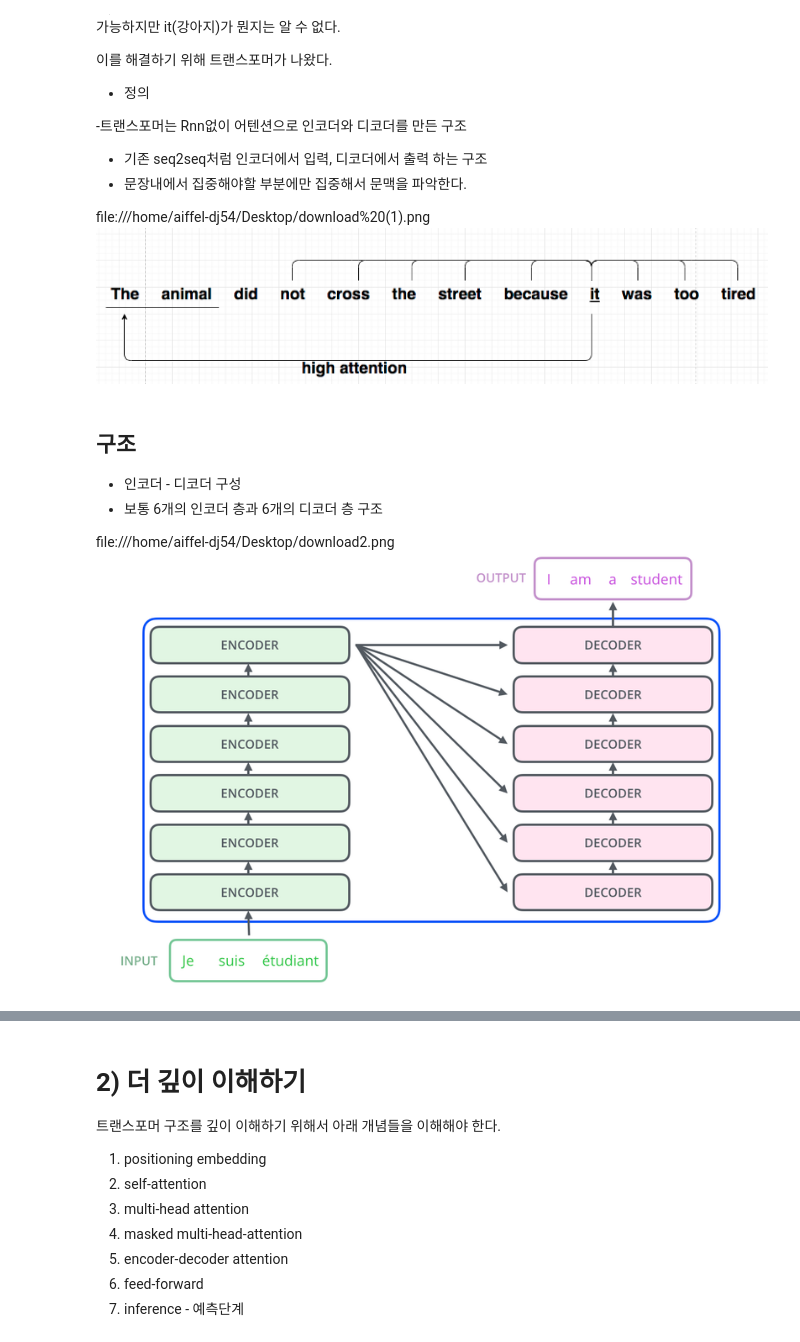
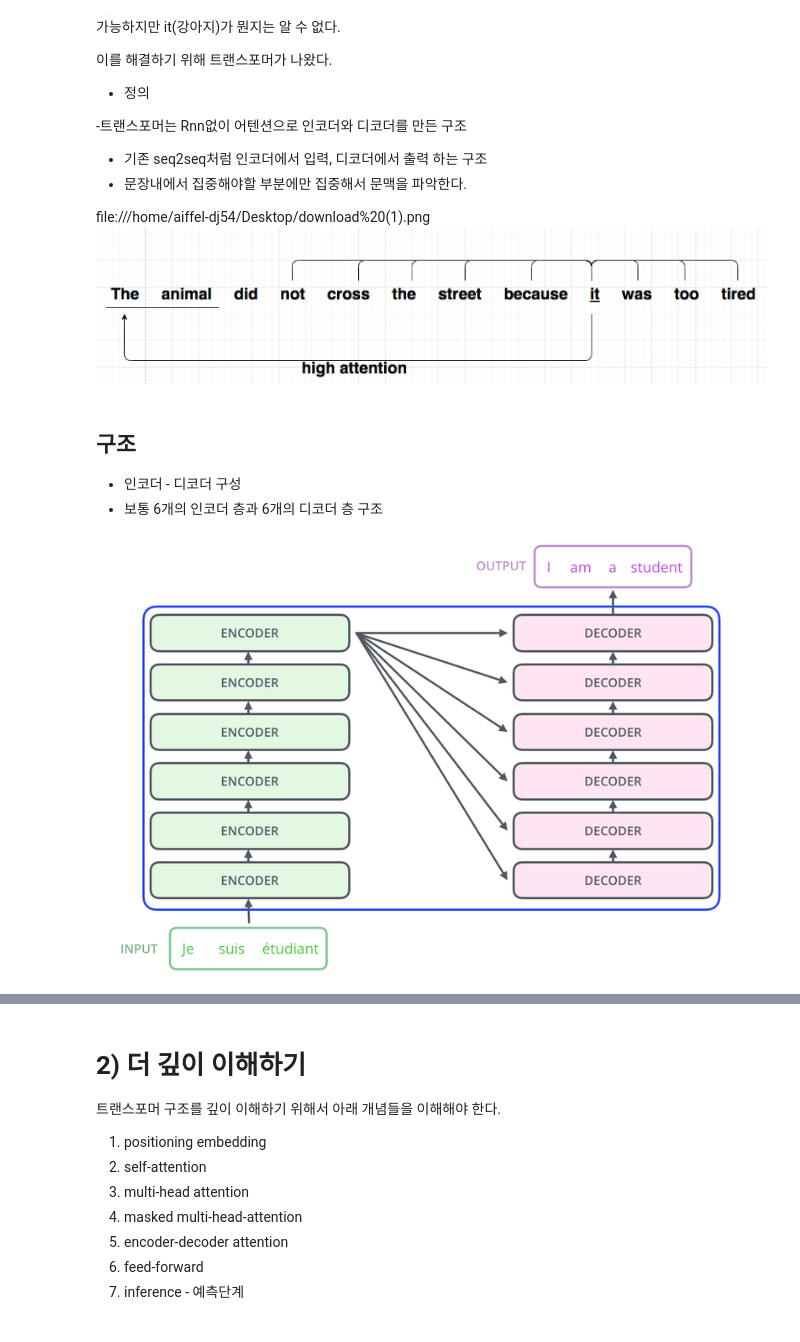
Before and after one commit to Acclesia/aiffel-project, a Jupyter notebook: [E-15] 한국어 대화형 챗봇만들기.ipynb, the cells around one changed output, grey strips where cells are left out. Drawn from its saved outputs; the diff is of its cells as text; code cells hidden in the pictures.

```diff
--- a/[E-15] 한국어 대화형 챗봇만들기.ipynb
+++ b/[E-15] 한국어 대화형 챗봇만들기.ipynb
@@ -45,5 +47,7 @@ file:///home/aiffel-dj54/Desktop/download%20(1).png![image.png](attachment:image
 ## 구조
 * 인코더 - 디코더 구성
 * 보통 6개의 인코더 층과 6개의 디코더 층 구조
-
-file:///home/aiffel-dj54/Desktop/download2.png![image.png](attachment:image.png)
+# %%
+ Image("/home/aiffel-dj54/Desktop/1_mmNgbfouHqgTQDY1vEAYNw.png")
+# %% [output]
+[figure, added]
```
Also changed, not shown: parts of 6 cells of this notebook.
